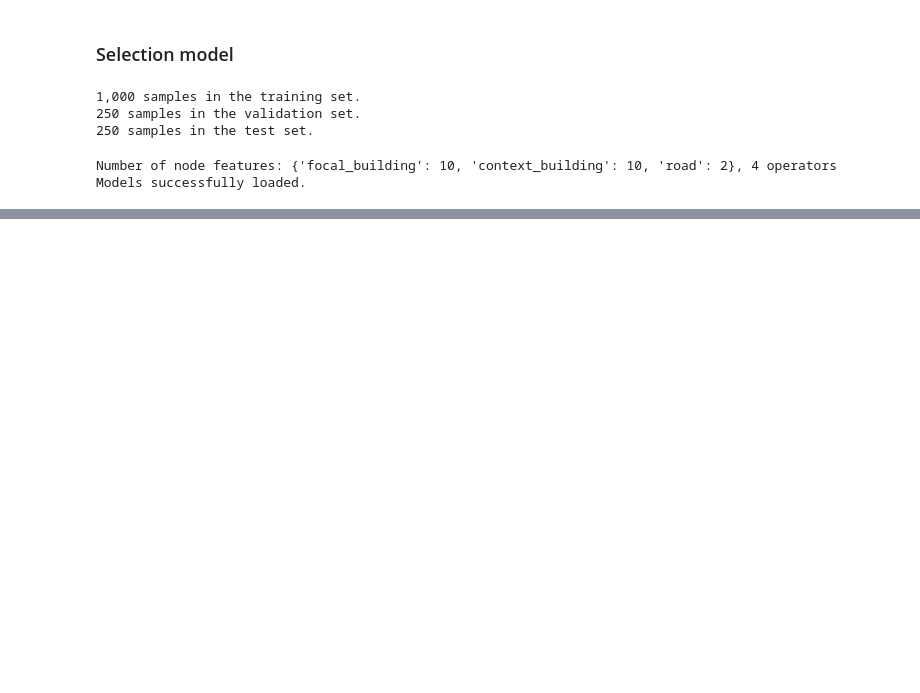
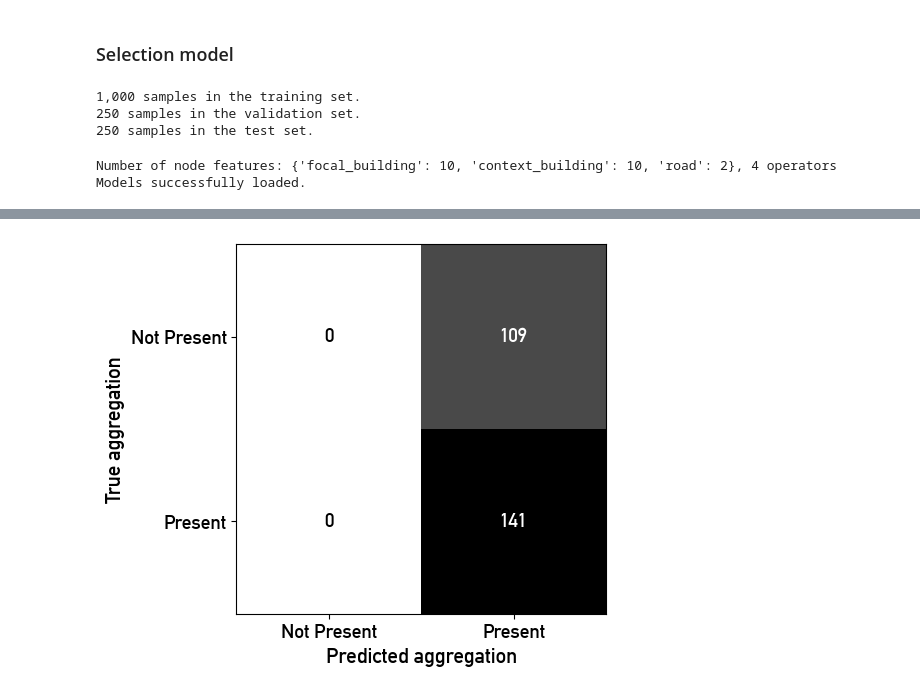
Before and after one commit to jorissenn/genops, a Jupyter notebook: 41_multimodal_model.ipynb, the cells around one changed output, grey strips where cells are left out. Drawn from its saved outputs; the diff is of its cells as text; code cells hidden in the pictures; blank space fills up the shorter version.

```diff
--- a/41_multimodal_model.ipynb
+++ b/41_multimodal_model.ipynb
@@ -277,0 +670,81 @@ tensor([[ 0.0339, -0.1297,  0.6741,  0.4333]], grad_fn=<AddmmBackward0>)
+# %%
+# switch to evaluation mode
+model.eval()
+
+# storing the predictions and true labels from every batch for every operator
+true_operators_all = {}
+pred_operators_all = {}
+
+for operator_name in selection_operators:
+    true_operators_all[operator_name] = []
+    pred_operators_all[operator_name] = []
+
+# prediction evaluations should not be part of the computational graph, gradients should not be tracked
+with torch.no_grad():
+    for raster, vector, operators in test_loader:
+
+        # moving the features to device
+        raster = raster.to(device)
+        vector = vector.to(device)
+        operators = operators.to(device)
+
+        # prediction on the trained model results in logits, sigmoid needs to be applied to obtain probabilities
+        pred_operators_logits = model(raster, vector)
+        pred_operators = torch.sigmoid(pred_operators_logits)
+        pred_operators_labels = (pred_operators > 0.5).float()  # thresholding
+
+        # storing true labels and predictions for every operator
+        for i, operator_name in enumerate(selection_operators):
+            # extracting true and predicted operator
+            true_operator_batch = operators[:,i]
+            pred_operator_batch = pred_operators_labels[:,i]
+
+            # collect data for metrics calculation
+            true_operators_all[operator_name].append(true_operator_batch.cpu())
+            pred_operators_all[operator_name].append(pred_operator_batch.cpu())
+
+metrics = {"operator": [],
+           "accuracy": [],
+           "precision": [],
+           "recall": [],
+           "f1_score": []}
+
+for operator_name in selection_operators:
+    # convert lists to tensors
+    cur_true_operator = torch.cat(true_operators_all[operator_name])
+    cur_pred_operator = torch.cat(pred_operators_all[operator_name])
+
+    # calculate metrics of the current operator
+    conf_matrix = confusion_matrix(cur_true_operator.numpy(), cur_pred_operator.numpy())
+    accuracy = accuracy_score(cur_true_operator.numpy(), cur_pred_operator.numpy())
+    precision = precision_score(cur_true_operator.numpy(), cur_pred_operator.numpy())
+    recall = recall_score(cur_true_operator.numpy(), cur_pred_operator.numpy())
+    f1 = f1_score(cur_true_operator.numpy(), cur_pred_operator.numpy())
+
+    # store the metrics of the current operator
+    metrics["operator"].append(operator_name)
+    metrics["accuracy"].append(accuracy)
+    metrics["precision"].append(precision)
+    metrics["recall"].append(recall)
+    metrics["f1_score"].append(f1)
+
+    # display the confusion matrix
+    visualize_confusion_matrix(conf_matrix, operator=operator_name)
+
+    # print metrics
+    print(f"Accuracy: {accuracy:.3f}")
+    print(f"Precision: {precision:.3f}")
+    print(f"Recall: {recall:.3f}")
+    print(f"F1 Score: {f1:.3f}")
+
+# saving the accuracy metrics
+model_name = get_model_name(model, ops="sel", attach_roads=True, n_samples=len(training_set), n_epochs=n_epochs, batch_size=batch_size) + ".csv"
+metrics_path = os.path.join(multimodal_path, "model_outputs", "selection", "metrics", model_name)
+
+# creating a DataFrame with loss values
+metrics_df = pd.DataFrame(metrics)
+
+# save to CSV
+metrics_df.to_csv(metrics_path, index=False)
+# %% [output]
+[figure, added]
```
Also changed, not shown: parts of 24 cells of this notebook.
